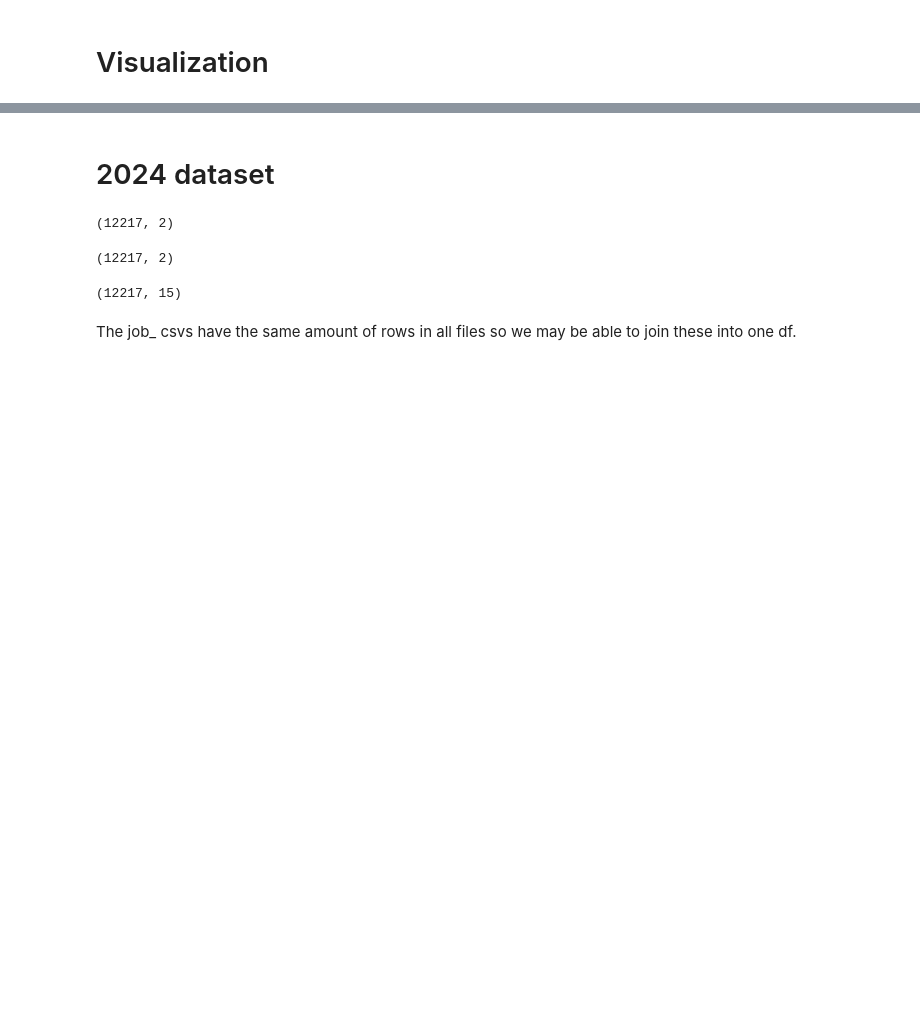
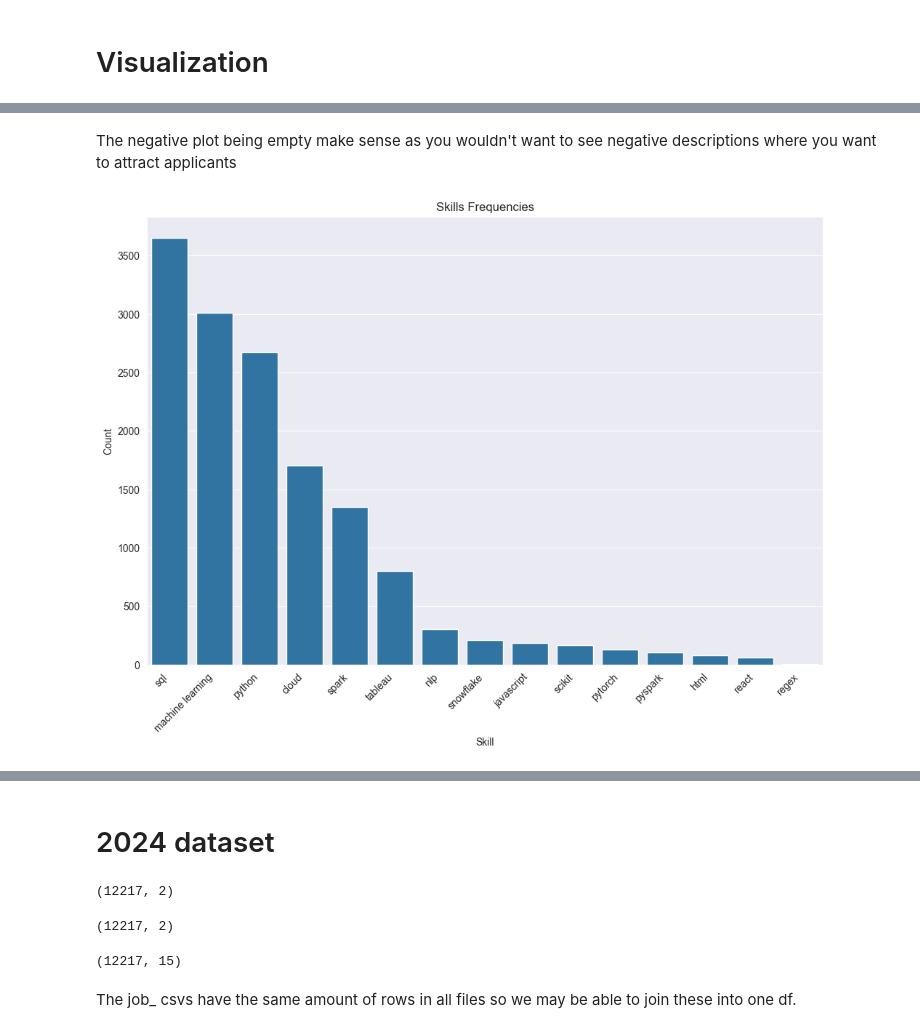
Before and after one commit to Thomas-Kulch/text_data_toolkit, a Jupyter notebook: eda/EDA_Job_Descriptions.ipynb, the cells around one changed output, grey strips where cells are left out. Cells and saved outputs as stored; diff of their text form; code cells hidden in the pictures; blank space fills up the shorter version.

```diff
--- a/eda/EDA_Job_Descriptions.ipynb
+++ b/eda/EDA_Job_Descriptions.ipynb
@@ -394,0 +386,19 @@ These top ngrams make sense for job descriptions. Seems like employers really wa
+# %% [markdown]
+The negative plot being empty make sense as you wouldn't want to see negative descriptions where you want to attract applicants
+# %%
+df_barplot_2020 = pd.DataFrame({
+    "word": list(labeled_job_skills_2020.keys()),
+    "count": list(labeled_job_skills_2020.values())
+})
+
+df_barplot_2020 = df_barplot_2020.sort_values('count', ascending=False)
+
+plt.figure(figsize=(12, 8))
+sns.barplot(data=df_barplot_2020,x="word", y="count")
+plt.title('Skills Frequencies')
+plt.xlabel('Skill')
+plt.ylabel('Count')
+plt.xticks(rotation=45, ha='right')
+plt.show()
+# %% [output]
+[figure, added]
```
Also changed, not shown: parts of 43 cells of this notebook, 6 other files.
